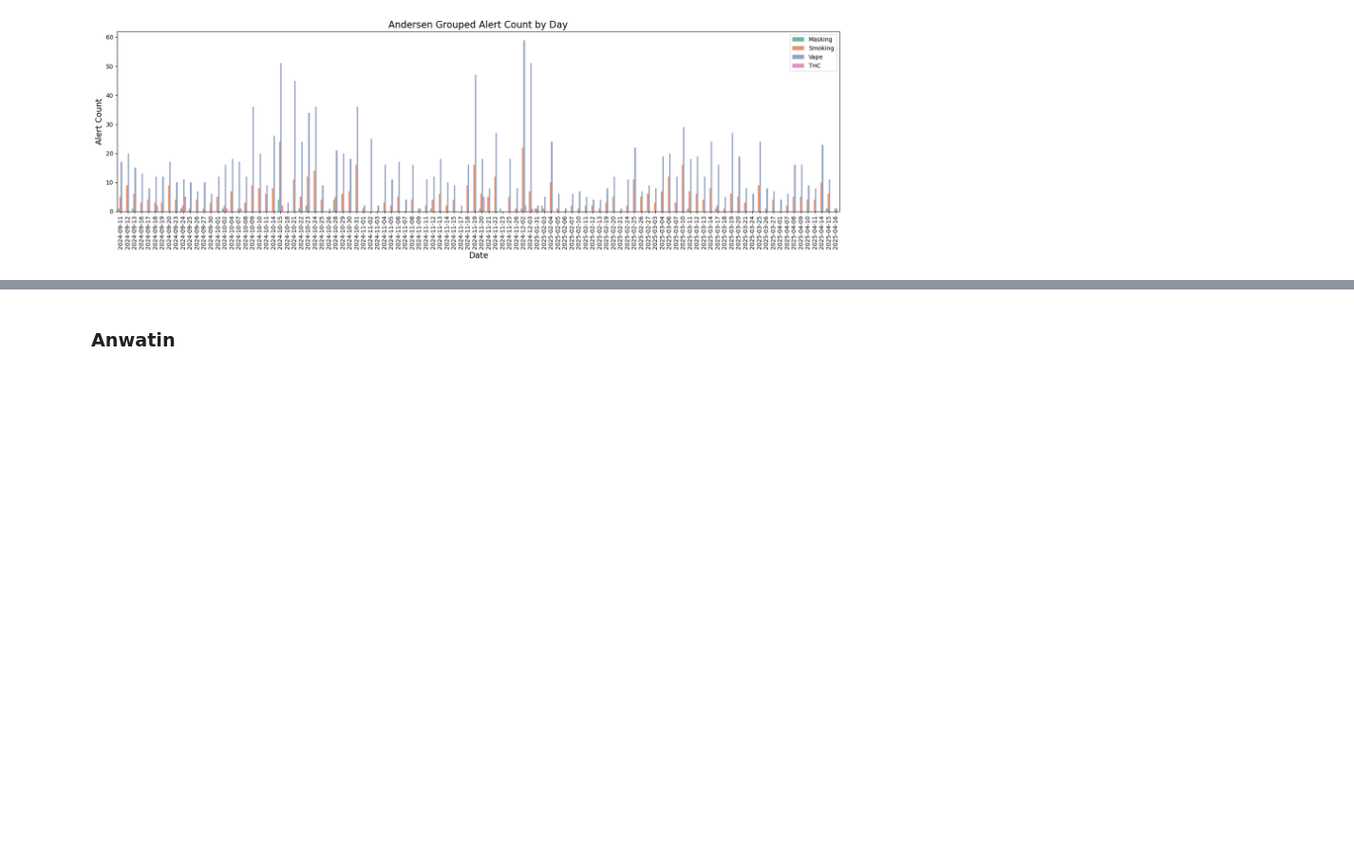
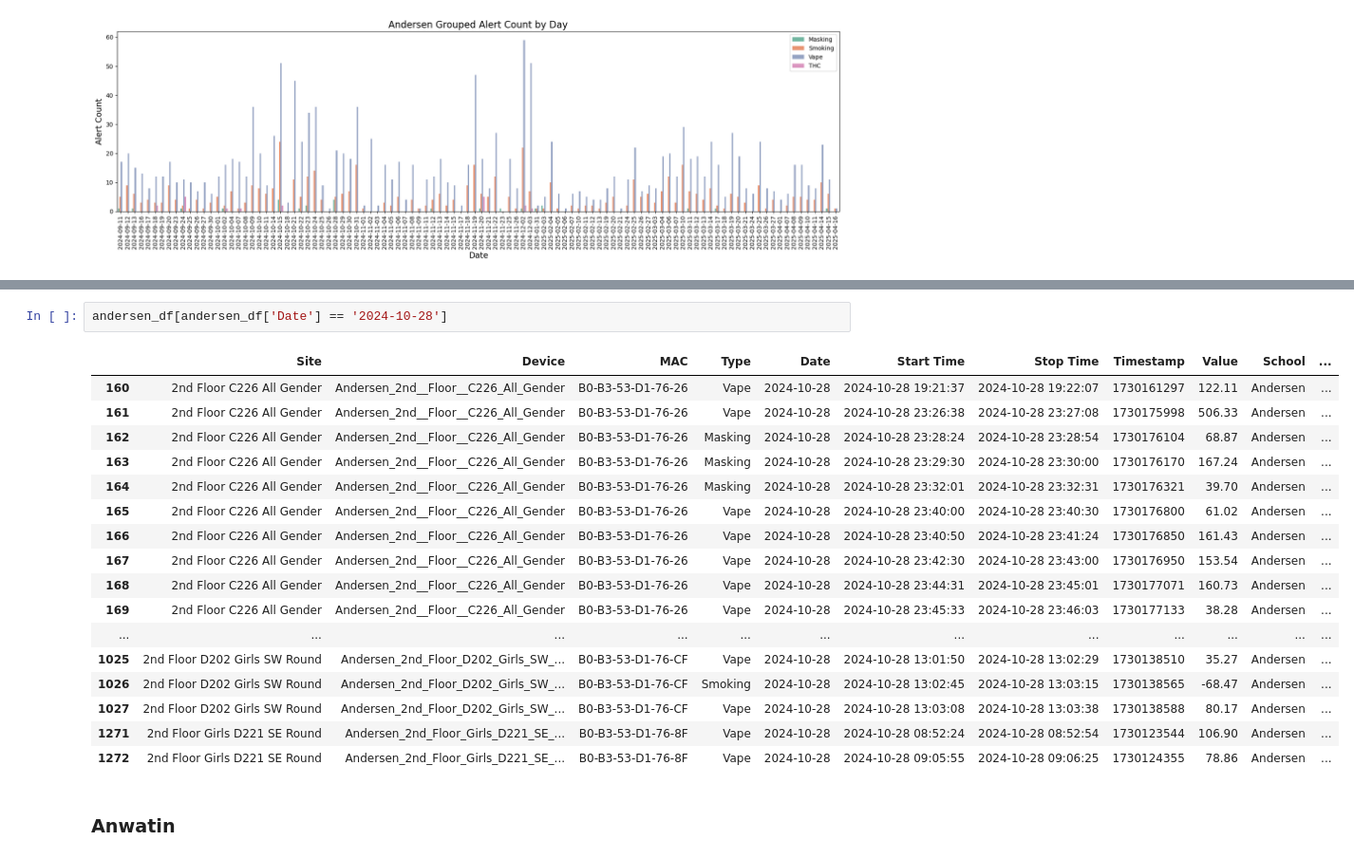
Before and after one commit to yunghsuanwu/vape-detector-minneapolis, a Jupyter notebook: haloreport_dataexploration_yhw.ipynb, the cells around one changed output, grey strips where cells are left out. Shown at 95% size. Drawn from its saved outputs; the diff is of its cells as text; blank space fills up the shorter version.

```diff
--- a/haloreport_dataexploration_yhw.ipynb
+++ b/haloreport_dataexploration_yhw.ipynb
@@ -142,3 +225,23 @@ grouped_alert_count_by_day(andersen_df, 'Type')
+# %%
+andersen_df[andersen_df['Date'] == '2024-10-28']
+# %% [output]
+|  | Site | Device | MAC | Type | Date | Start Time | Stop Time | Timestamp | Value | School | ... |
+| 160 | 2nd Floor C226 All Gender | Andersen_2nd__Floor__C226_All_Gender | B0-B3-53-D1-76-26 | Vape | 2024-10-28 | 2024-10-28 19:21:37 | 2024-10-28 19:22:07 | 1730161297 | 122.11 | Andersen | ... |
+| 161 | 2nd Floor C226 All Gender | Andersen_2nd__Floor__C226_All_Gender | B0-B3-53-D1-76-26 | Vape | 2024-10-28 | 2024-10-28 23:26:38 | 2024-10-28 23:27:08 | 1730175998 | 506.33 | Andersen | ... |
+| 162 | 2nd Floor C226 All Gender | Andersen_2nd__Floor__C226_All_Gender | B0-B3-53-D1-76-26 | Masking | 2024-10-28 | 2024-10-28 23:28:24 | 2024-10-28 23:28:54 | 1730176104 | 68.87 | Andersen | ... |
+| 163 | 2nd Floor C226 All Gender | Andersen_2nd__Floor__C226_All_Gender | B0-B3-53-D1-76-26 | Masking | 2024-10-28 | 2024-10-28 23:29:30 | 2024-10-28 23:30:00 | 1730176170 | 167.24 | Andersen | ... |
+| 164 | 2nd Floor C226 All Gender | Andersen_2nd__Floor__C226_All_Gender | B0-B3-53-D1-76-26 | Masking | 2024-10-28 | 2024-10-28 23:32:01 | 2024-10-28 23:32:31 | 1730176321 | 39.70 | Andersen | ... |
+| 165 | 2nd Floor C226 All Gender | Andersen_2nd__Floor__C226_All_Gender | B0-B3-53-D1-76-26 | Vape | 2024-10-28 | 2024-10-28 23:40:00 | 2024-10-28 23:40:30 | 1730176800 | 61.02 | Andersen | ... |
+| 166 | 2nd Floor C226 All Gender | Andersen_2nd__Floor__C226_All_Gender | B0-B3-53-D1-76-26 | Vape | 2024-10-28 | 2024-10-28 23:40:50 | 2024-10-28 23:41:24 | 1730176850 | 161.43 | Andersen | ... |
+| 167 | 2nd Floor C226 All Gender | Andersen_2nd__Floor__C226_All_Gender | B0-B3-53-D1-76-26 | Vape | 2024-10-28 | 2024-10-28 23:42:30 | 2024-10-28 23:43:00 | 1730176950 | 153.54 | Andersen | ... |
+| 168 | 2nd Floor C226 All Gender | Andersen_2nd__Floor__C226_All_Gender | B0-B3-53-D1-76-26 | Vape | 2024-10-28 | 2024-10-28 23:44:31 | 2024-10-28 23:45:01 | 1730177071 | 160.73 | Andersen | ... |
+| 169 | 2nd Floor C226 All Gender | Andersen_2nd__Floor__C226_All_Gender | B0-B3-53-D1-76-26 | Vape | 2024-10-28 | 2024-10-28 23:45:33 | 2024-10-28 23:46:03 | 1730177133 | 38.28 | Andersen | ... |
+| ... | ... | ... | ... | ... | ... | ... | ... | ... | ... | ... | ... |
+| 1025 | 2nd Floor D202 Girls SW Round | Andersen_2nd_Floor_D202_Girls_SW_... | B0-B3-53-D1-76-CF | Vape | 2024-10-28 | 2024-10-28 13:01:50 | 2024-10-28 13:02:29 | 1730138510 | 35.27 | Andersen | ... |
+| 1026 | 2nd Floor D202 Girls SW Round | Andersen_2nd_Floor_D202_Girls_SW_... | B0-B3-53-D1-76-CF | Smoking | 2024-10-28 | 2024-10-28 13:02:45 | 2024-10-28 13:03:15 | 1730138565 | -68.47 | Andersen | ... |
+| 1027 | 2nd Floor D202 Girls SW Round | Andersen_2nd_Floor_D202_Girls_SW_... | B0-B3-53-D1-76-CF | Vape | 2024-10-28 | 2024-10-28 13:03:08 | 2024-10-28 13:03:38 | 1730138588 | 80.17 | Andersen | ... |
+| 1271 | 2nd Floor Girls D221 SE Round | Andersen_2nd_Floor_Girls_D221_SE_... | B0-B3-53-D1-76-8F | Vape | 2024-10-28 | 2024-10-28 08:52:24 | 2024-10-28 08:52:54 | 1730123544 | 106.90 | Andersen | ... |
+| 1272 | 2nd Floor Girls D221 SE Round | Andersen_2nd_Floor_Girls_D221_SE_... | B0-B3-53-D1-76-8F | Vape | 2024-10-28 | 2024-10-28 09:05:55 | 2024-10-28 09:06:25 | 1730124355 | 78.86 | Andersen | ... |
 # %% [markdown]
 ### Anwatin
 # %%
```
Also changed, not shown: parts of 14 cells of this notebook, 1 other file.
